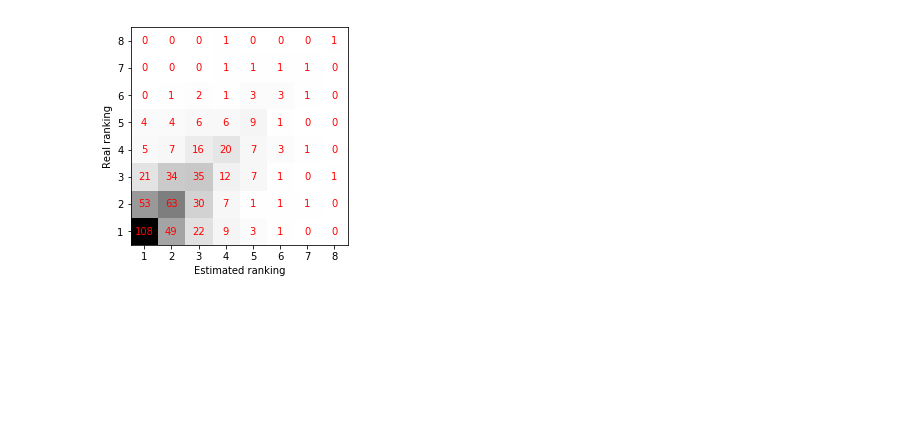
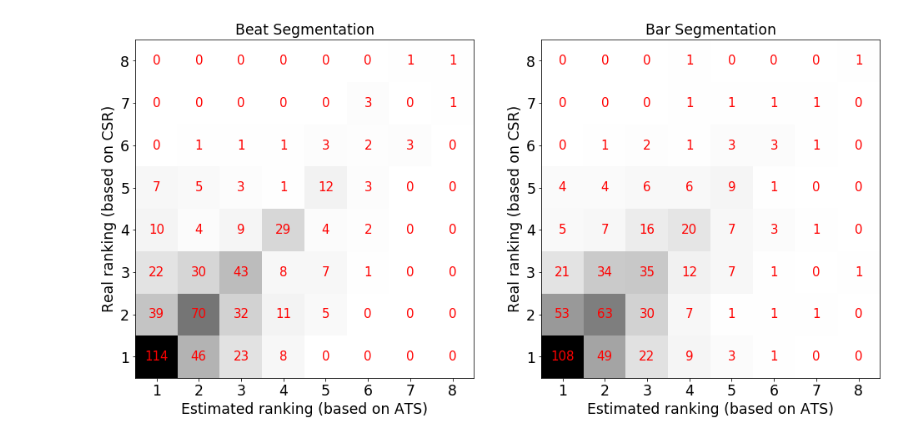
Before and after one commit to DaphneO/DECIBEL, a Jupyter notebook: MIDIselection.ipynb, the cells around one changed output. Drawn from its saved outputs; the diff is of its cells as text; code cells hidden in the pictures; blank space fills up the shorter version.

```diff
--- a/MIDIselection.ipynb
+++ b/MIDIselection.ipynb
@@ -118,0 +40,9 @@ plt.show()
+# %%
+import matplotlib.pylab as pylab
+params = {'legend.fontsize': 'xx-large',
+          'figure.figsize': (15, 5),
+         'axes.labelsize': 'xx-large',
+         'axes.titlesize':'xx-large',
+         'xtick.labelsize':'xx-large',
+         'ytick.labelsize':'xx-large'}
+pylab.rcParams.update(params)
@@ -119,38 +92,59 @@ plt.show()
 # %%
 import scipy.stats as ss
 
-all_est = []
-all_csr = []
+all_est_beat = []
+all_csr_beat = []
+all_est_bar = []
+all_csr_bar = []
 
 for song_key in songs:
-    est_ranking = ss.rankdata([x[0] for x in songs[song_key]])
-    csr_ranking = ss.rankdata([x[1] for x in songs[song_key]])
+    est_ranking_beat = ss.rankdata([x[0] for x in songs[song_key]])
+    csr_ranking_beat = ss.rankdata([x[2] for x in songs[song_key]])
+    est_ranking_bar = ss.rankdata([x[1] for x in songs[song_key]])
+    csr_ranking_bar = ss.rankdata([x[3] for x in songs[song_key]])
     for midi in range(len(songs[song_key])):
-        all_est.append(int(est_ranking[midi]))
-        all_csr.append(int(csr_ranking[midi]))
+        all_est_beat.append(int(est_ranking_beat[midi]))
+        all_csr_beat.append(int(csr_ranking_beat[midi]))
+        all_est_bar.append(int(est_ranking_bar[midi]))
+        all_csr_bar.append(int(csr_ranking_bar[midi]))
 
-matrix = np.zeros((np.max(all_est) + 1, np.max(all_csr) + 1), dtype=int)
-for i in range(len(all_est)):
-    matrix[all_est[i], all_csr[i]] += 1
+matrix_beat = np.zeros((np.max(all_est_beat) + 1, np.max(all_csr_beat) + 1), dtype=int)
+matrix_bar = np.zeros((np.max(all_est_bar) + 1, np.max(all_csr_bar) + 1), dtype=int)
+for i in range(len(all_est_beat)):
+    matrix_beat[all_est_beat[i], all_csr_beat[i]] += 1
+for i in range(len(all_est_bar)):
+    matrix_bar[all_est_bar[i], all_csr_bar[i]] += 1
 
-fig, ax = plt.subplots()
-im = ax.imshow(matrix[1:,1:], cmap='Greys', interpolation='nearest', origin='lower')
-ax.set_xticks(range(np.max(all_est)))
-ax.set_yticks(range(np.max(all_csr)))
-ax.set_xticklabels(range(1, np.max(all_est) + 1))
-ax.set_yticklabels(range(1, np.max(all_csr) + 1))
-for i in range(1, np.max(all_est) + 1):
-    for j in range(1, np.max(all_csr) + 1):
-        text = ax.text(j - 1, i - 1, matrix[i, j],
-                       ha="center", va="center", color="r")
-ax.set_xlabel('Estimated ranking')
-ax.set_ylabel('Real ranking')
-plt.show()
 
-# plt.figure(figsize=(10,10))
-# plt.scatter(all_est, all_csr)
-# plt.xlabel('Average Template similarity, normalized per song')
-# plt.ylabel('CSR, normalized per song')
-# plt.show()
+fig, ax = plt.subplots(ncols=2, figsize=(16,8))
+ax[0].imshow(matrix_beat[1:,1:], cmap='Greys', interpolation='nearest', origin='lower')
+ax[1].imshow(matrix_bar[1:,1:], cmap='Greys', interpolation='nearest', origin='lower')
+
+ax[0].set_xticks(range(np.max(all_est_beat)))
+ax[0].set_yticks(range(np.max(all_csr_beat)))
+ax[0].set_xticklabels(range(1, np.max(all_est_beat) + 1))
+ax[0].set_yticklabels(range(1, np.max(all_csr_beat) + 1))
+for i in range(1, np.max(all_est_beat) + 1):
+    for j in range(1, np.max(all_csr_beat) + 1):
+        text = ax[0].text(j - 1, i - 1, matrix_beat[i, j],
+                       ha="center", va="center", color="r", fontsize=15)
+ax[0].set_xlabel('Estimated ranking (based on ATS)')
+ax[0].set_ylabel('Real ranking (based on CSR)')
+ax[0].set_title('Beat Segmentation')
+
+ax[1].set_xticks(range(np.max(all_est_bar)))
+ax[1].set_yticks(range(np.max(all_csr_bar)))
+ax[1].set_xticklabels(range(1, np.max(all_est_bar) + 1))
+ax[1].set_yticklabels(range(1, np.max(all_csr_bar) + 1))
+for i in range(1, np.max(all_est_bar) + 1):
+    for j in range(1, np.max(all_csr_bar) + 1):
+        text = ax[1].text(j - 1, i - 1, matrix_bar[i, j],
+                       ha="center", va="center", color="r", fontsize=15)
+ax[1].set_xlabel('Estimated ranking (based on ATS)')
+ax[1].set_ylabel('Real ranking (based on CSR)')
+ax[1].set_title('Bar Segmentation')
+
+
+plt.savefig('/media/daphne/Seagate Expansion Drive/Data/Results/Figures/csv-ats-ranking')
 # %% [output]
-[figure, old version]
+[figure, new version]
```
Also changed, not shown: parts of 13 cells of this notebook, 3 other files.
